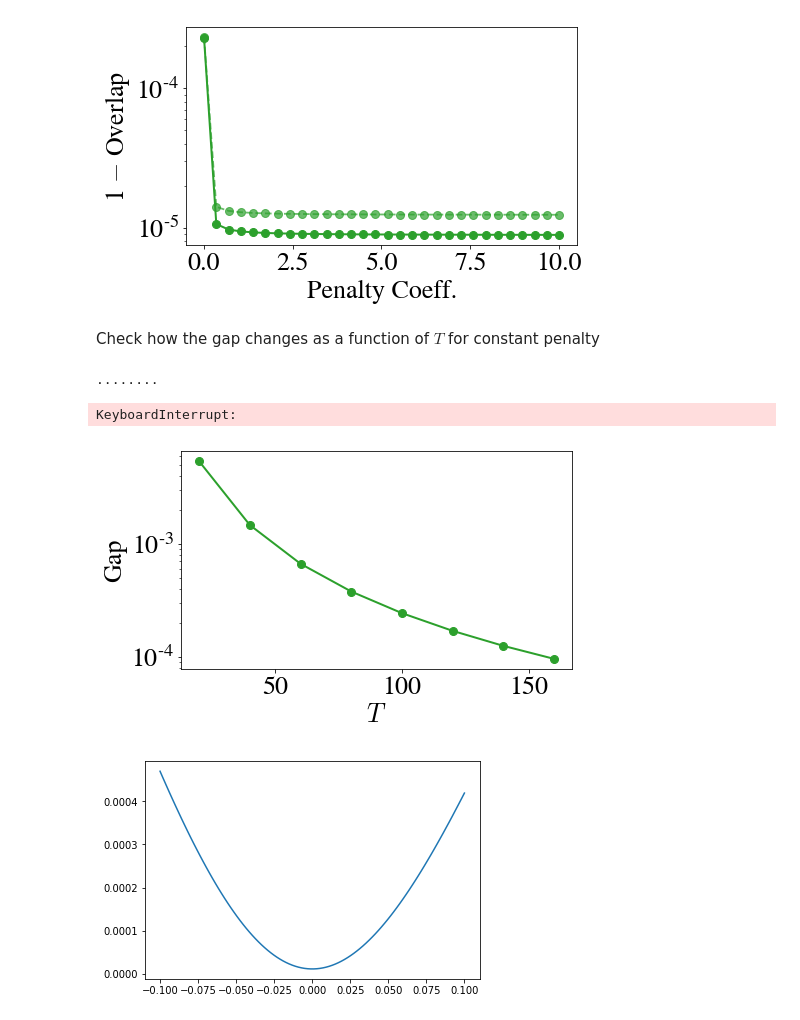
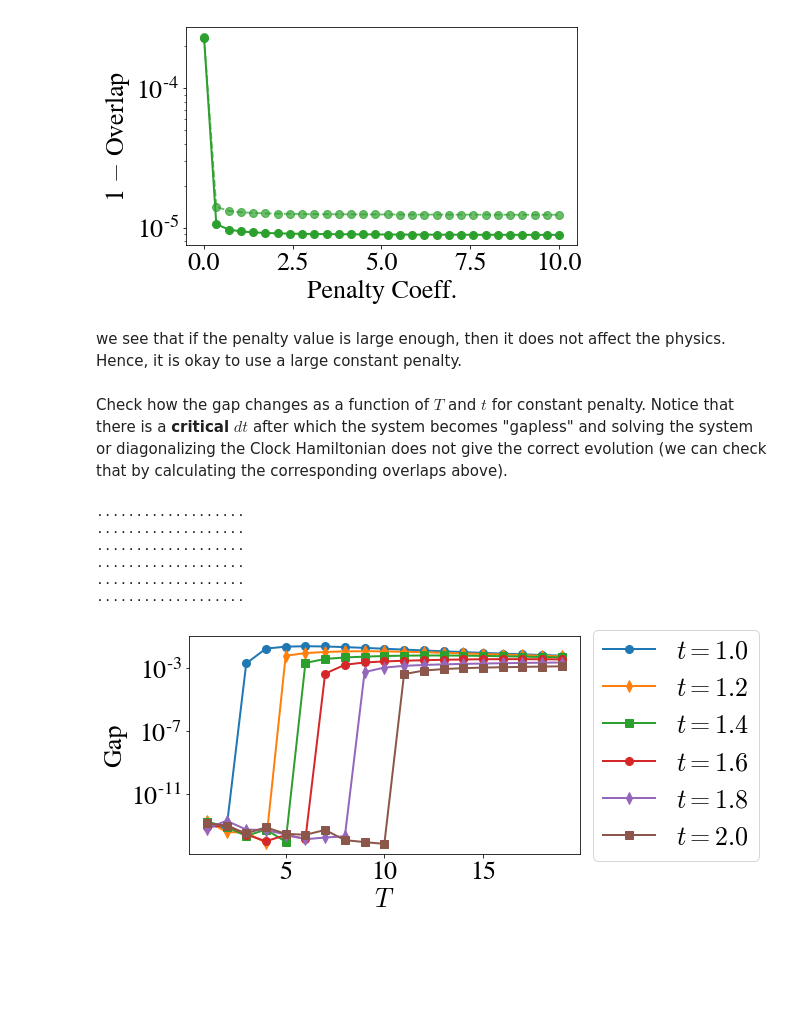
Before and after one commit to stavros11/Time-Evolution, a Jupyter notebook: ed.ipynb, the cells around one changed output. Saved outputs shown, nothing was run; the diff lists cells and outputs as text; code cells hidden in the pictures; blank space fills up the shorter version.

Commit message:
Add plots

```diff
--- a/ed.ipynb
+++ b/ed.ipynb
@@ -9,7 +9,7 @@ import seaborn as sns
 # %%
 matplotlib.rcParams['mathtext.fontset'] = 'cm'
 matplotlib.rcParams['font.family'] = 'STIXGeneral'
-matplotlib.rcParams["font.size"] = 26
+matplotlib.rcParams["font.size"] = 20
 
 cp = sns.color_palette()
 sns.palplot(cp)
@@ -79,7 +71,9 @@ Convergence status: 0
 # %%
 plt.figure(figsize=(7, 4))
-plt.semilogy(T_list, 1 - overlaps["averaged"], marker="o", linewidth=2.0, markersize=8, color=cp[2])
-plt.semilogy(T_list, 1 - overlaps["full"], "--", marker="o", linewidth=1.8, markersize=8, color=cp[2], alpha=0.7)
+for i, t_final in enumerate(t_final_list):
+    plt.semilogy(T_list, 1 - overlaps[i]["averaged"], marker="o", linewidth=2.0, markersize=8, color=cp[i], label="t=%.1f"%t_final)
+    plt.semilogy(T_list, 1 - overlaps[i]["full"], "--", marker="o", linewidth=1.8, markersize=8, color=cp[i], alpha=0.7)
 plt.xlabel("$T$")
 plt.ylabel("1 $-$ Overlap")
-plt.show()
+plt.legend(loc="upper right", fontsize=20)
+plt.savefig("ed_overlaps_steps.pdf", bbox_inches='tight')
@@ -139,6 +133,7 @@ penalty_list = np.linspace(1e-2, 10, 30)
 t = np.linspace(0.0, 1.0, time_steps + 1)
 dt = t[1] - t[0]
 exact_state, obs = utils.tfim_exact_evolution(n_sites, t[-1], time_steps, h0=h_init, h=h_ev)
+ham = utils.tfim_hamiltonian(n_sites, h=h_ev)
 
 overlaps = {"full": [], "averaged": []}
 for penalty in penalty_list:
@@ -169,48 +165,50 @@ plt.ylabel("1 $-$ Overlap")
 plt.show()
 # %% [output]
 [figure]
-# %% [markdown]
-Check how the gap changes as a function of $T$ for constant penalty
+# %% [markdown]
+we see that if the penalty value is large enough, then it does not affect the physics. Hence, it is okay to use a large constant penalty.
+# %% [markdown]
+Check how the gap changes as a function of $T$ and $t$ for constant penalty. Notice that there is a **critical** $dt$ after which the system becomes "gapless" and solving the system or diagonalizing the Clock Hamiltonian does not give the correct evolution (we can check that by calculating the corresponding overlaps above).
 # %%
 n_sites = 4
 h_init = 1.0
 h_ev = 0.5
-T_list = np.arange(20, 220, 20)
-penalty = 50.0
+t_final_list = [1.0, 1.2, 1.4, 1.6, 1.8, 2.0]
+T_list = np.arange(1, 20)
+penalty = 1000.0
 
 gaps = []
-for time_steps in T_list:
-    t = np.linspace(0.0, 1.0, time_steps + 1)
-    dt = t[1] - t[0]
-    exact_state, obs = utils.tfim_exact_evolution(n_sites, t[-1], time_steps, h0=h_init, h=h_ev)
+for t_final in t_final_list:
+    gaps.append([])
+    for time_steps in T_list:
+        t = np.linspace(0.0, t_final, time_steps + 1)
+        dt = t[1] - t[0]
+        exact_state, obs = utils.tfim_exact_evolution(n_sites, t[-1], time_steps, h0=h_init, h=h_ev)
 
-    clock_pen = ed.construct_sparse_clock(ham, dt, time_steps, init_penalty=penalty, psi0=exact_state[0])
-    clock_pen = np.array(clock_pen.todense())
+        clock_pen = ed.construct_sparse_clock(ham, dt, time_steps, init_penalty=penalty, psi0=exact_state[0])
+        clock_pen = np.array(clock_pen.todense())
 
-    eigvals = np.linalg.eigvalsh(clock_pen)
-    gaps.append(eigvals[1] - eigvals[0])
+        eigvals = np.linalg.eigvalsh(clock_pen)
+        gaps[-1].append(eigvals[1] - eigvals[0])
 
-    print(".", end="")
+        print(".", end="")
+    print()
 # %% [output]
-........
+...................
+...................
+...................
+...................
+...................
+...................
-KeyboardInterrupt:
 # %%
 plt.figure(figsize=(7, 4))
-plt.semilogy(T_list[:len(gaps)], gaps, marker="o", linewidth=2.0, markersize=8, color=cp[2])
+markers = 3 * ["o", "d", "s"]
+
+for i, t_final in enumerate(t_final_list):
+    plt.semilogy(T_list, gaps[i], marker=markers[i], linewidth=2.0, markersize=8, color=cp[i], label="$t=%.1f$"%t_final)
 plt.xlabel("$T$")
 plt.ylabel("Gap")
+plt.legend(loc='center left', bbox_to_anchor=(1, 0.5))
 plt.show()
 # %% [output]
-[figure, old version]
+[figure, new version]
-# %%
-clock = ed.construct_sparse_clock(ham, dt, time_steps)
-calculate_clock_ev = lambda Psi: Psi.conj().dot(clock.dot(Psi)) / (np.abs(Psi)**2).sum()
-noise = np.linspace(-0.1, 0.1, 100)
-
-clock_evs = np.array([calculate_clock_ev(Psi_exact + ns * np.random.normal(1.0, 1e-3, size=Psi_exact.shape))
-                      for ns in noise])
-
-plt.plot(noise, clock_evs.real)
-plt.show()
-# %% [output]
-[figure, removed]
```
Also changed, not shown: parts of 8 cells of this notebook.
